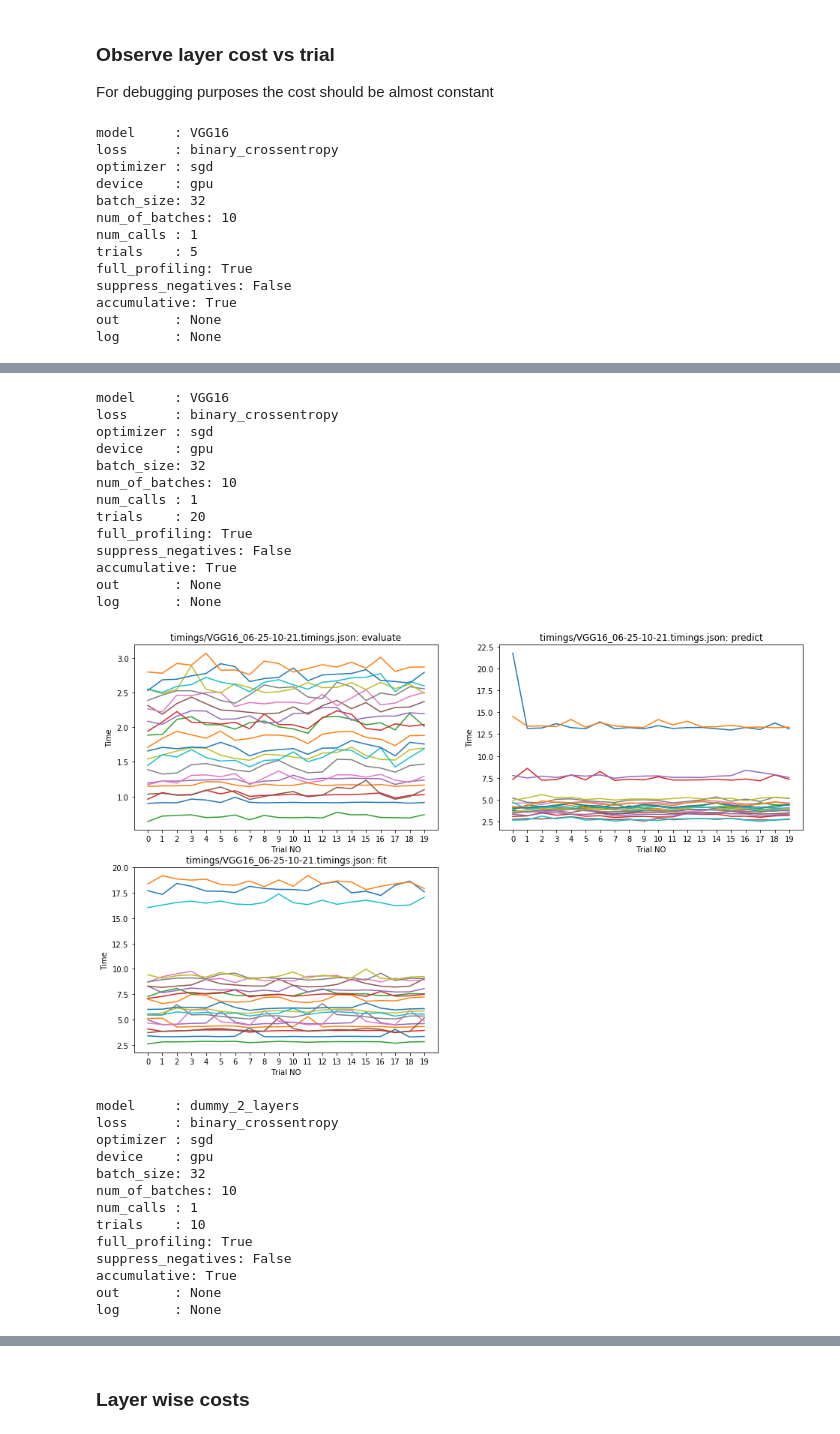
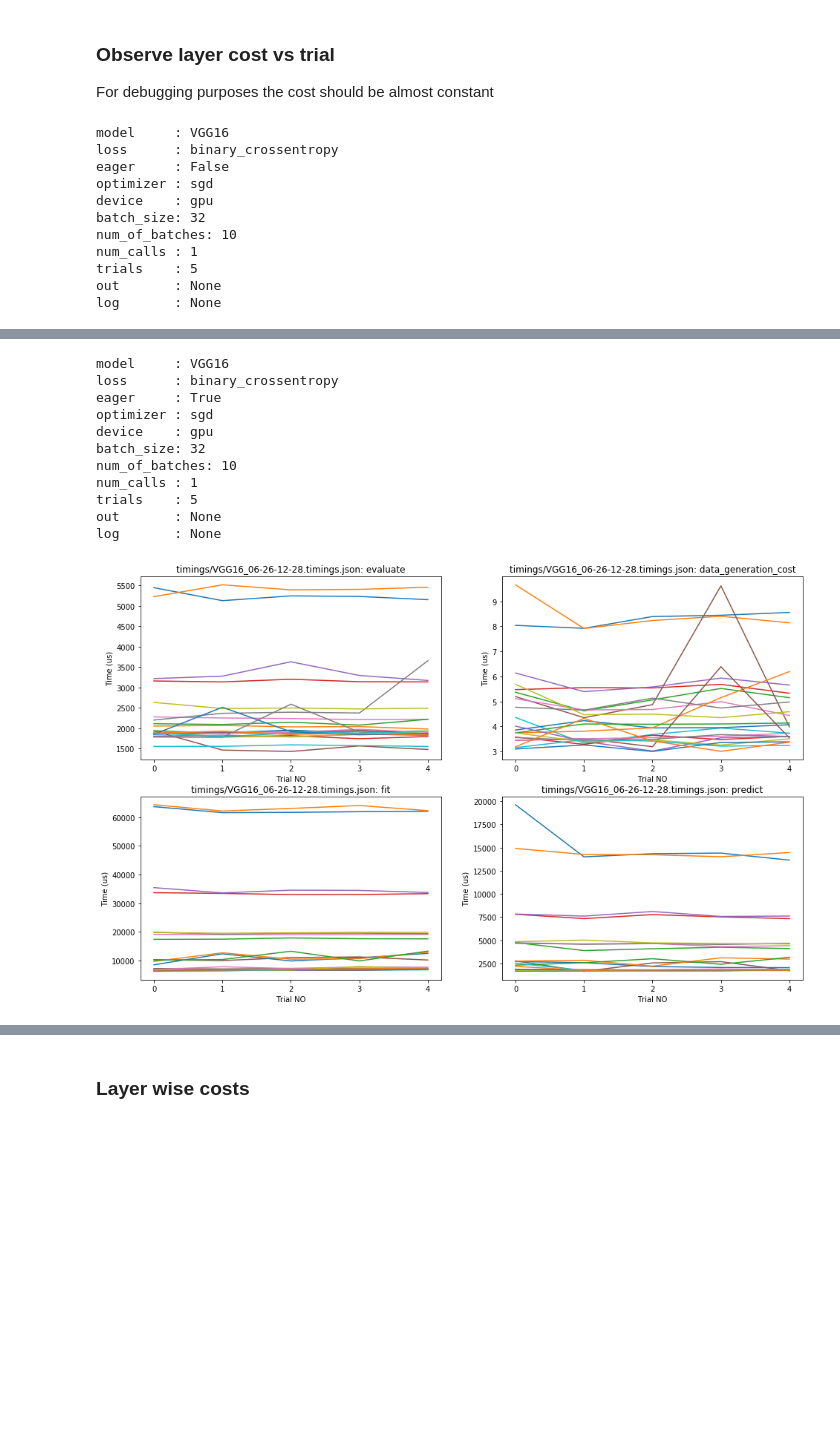
Before and after one commit to ChenYuHo/schedule-simulator, a Jupyter notebook: model_extraction/timing_profile_visualization.ipynb, the cells around one changed output, grey strips where cells are left out. Cells and saved outputs as stored; diff of their text form; code cells hidden in the pictures; blank space fills up the shorter version.

```diff
--- a/model_extraction/timing_profile_visualization.ipynb
+++ b/model_extraction/timing_profile_visualization.ipynb
@@ -5,8 +5,7 @@ In this notebook we will visualize different costs associated with different pop
 import matplotlib.pyplot as plt
 import numpy as np
 import json
-report_paths = ["timings/VGG16_06-25-08-40.timings.json", "timings/VGG16_06-25-10-21.timings.json",
-               "timings/dummy_2_layers_06-25-11-48.timings.json", "timings/VGG16_06-25-11-59.timings.json"]
+report_paths = ["timings/VGG16_06-26-12-22.timings.json", "timings/VGG16_06-26-12-28.timings.json"]
 reports = list()
 for path in report_paths:
     with open(path) as file:
@@ -16,7 +15,7 @@ for path in report_paths:
 For debugging purposes the cost should be almost constant
 # %%
 skip_first_layer = False
-time_multiplier = 10**6
+time_multiplier = 10**3
 for i, report in enumerate(reports):
     for item in report["args"].items():
         print("{:10}: {}".format(*item))
@@ -36,7 +35,7 @@ for i, report in enumerate(reports):
             data = np.array(timings[layer_name][cost_name])
             plt.plot(range(len(data)),  data / normalizing_factor, label=layer_name)
         plt.xlabel("Trial NO")
-        plt.ylabel("Time")
+        plt.ylabel("Time (us)")
         plt.xticks(range(len(data)))
         #plt.legend()
         plt.title("{}: {}".format(report_paths[i], cost_name))
@@ -44,14 +43,12 @@ for i, report in enumerate(reports):
 # %% [output]
 model     : VGG16
 loss      : binary_crossentropy
+eager     : False
 optimizer : sgd
 device    : gpu
 batch_size: 32
 num_of_batches: 10
 num_calls : 1
 trials    : 5
-full_profiling: True
-suppress_negatives: False
-accumulative: True
 out       : None
 log       : None
@@ -59,27 +56,12 @@ log       : None
 model     : VGG16
 loss      : binary_crossentropy
+eager     : True
 optimizer : sgd
 device    : gpu
 batch_size: 32
 num_of_batches: 10
 num_calls : 1
-trials    : 20
-full_profiling: True
-suppress_negatives: False
-accumulative: True
+trials    : 5
 out       : None
 log       : None
-[figure, old version]
+[figure, new version]
-model     : dummy_2_layers
-loss      : binary_crossentropy
-optimizer : sgd
-device    : gpu
-batch_size: 32
-num_of_batches: 10
-num_calls : 1
-trials    : 10
-full_profiling: True
-suppress_negatives: False
-accumulative: True
-out       : None
-log       : None
```
Also changed, not shown: parts of 2 cells of this notebook, 5 other files.
